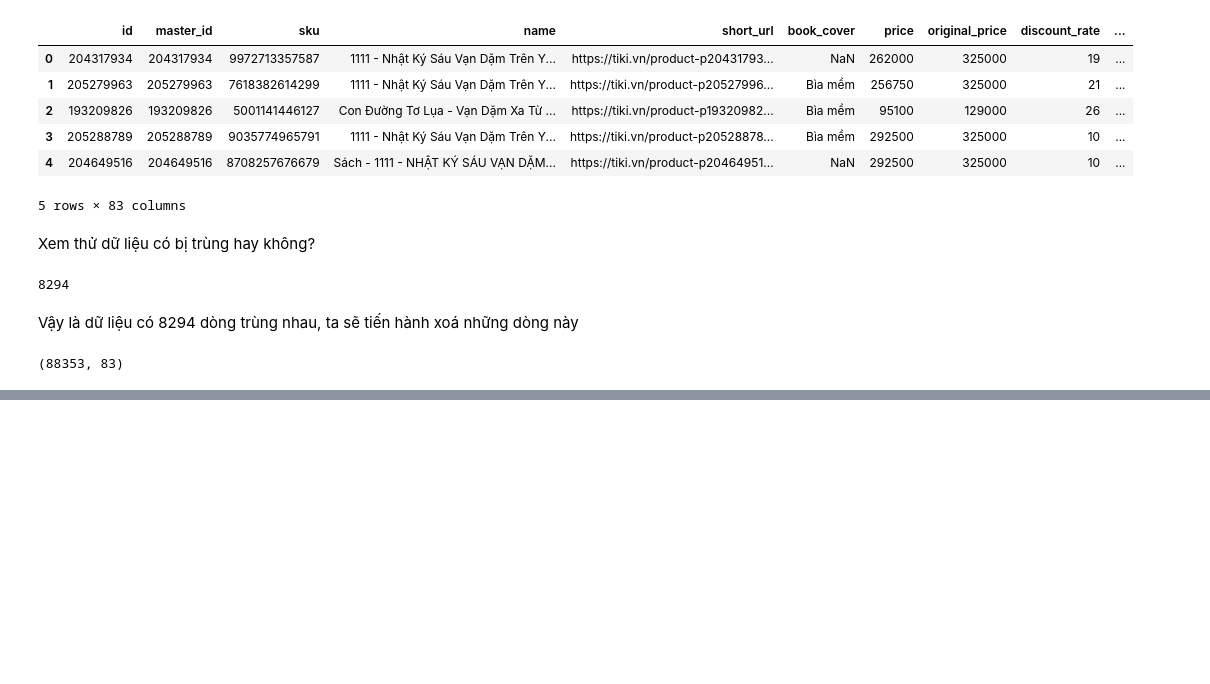
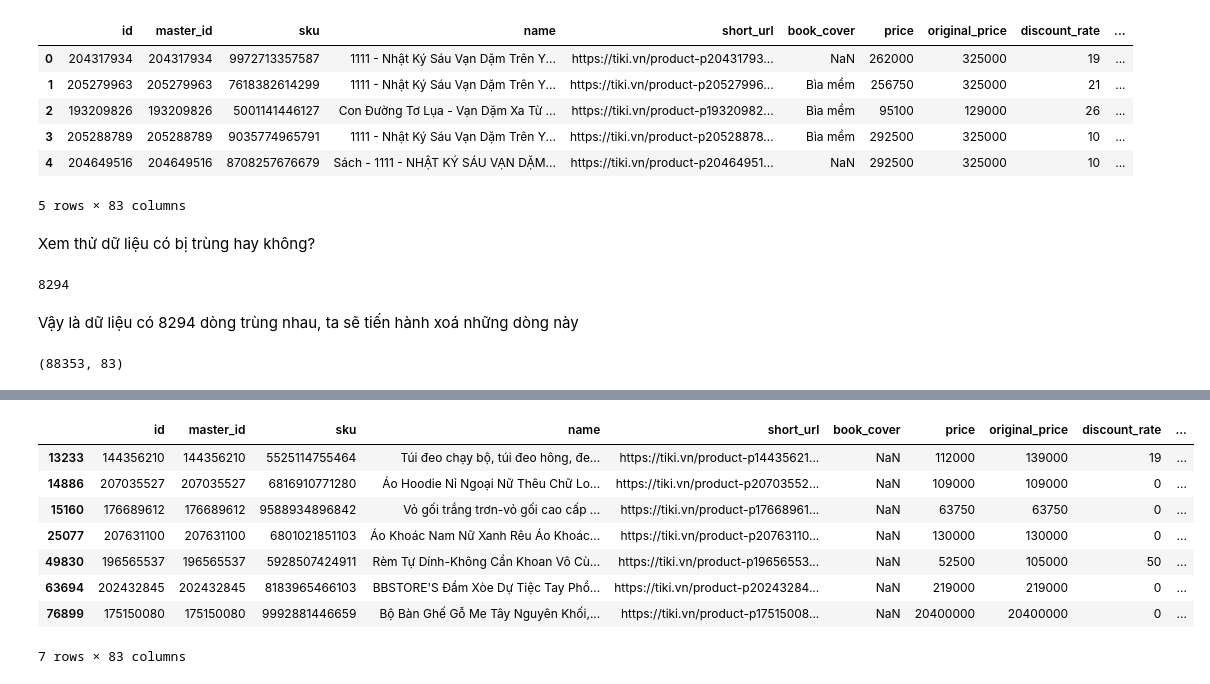
Before and after one commit to Miruku2201/NMKHDL_Final_Project, a Jupyter notebook: preprocessing.ipynb, the cells around one changed output, grey strips where cells are left out. Saved outputs shown, nothing was run; the diff lists cells and outputs as text; code cells hidden in the pictures; blank space fills up the shorter version.

```diff
--- a/preprocessing.ipynb
+++ b/preprocessing.ipynb
@@ -62,7 +64,7 @@ df.duplicated().sum()
 # %% [markdown]
 Vậy là dữ liệu có 8294 dòng trùng nhau, ta sẽ tiến hành xoá những dòng này
 # %%
-df = df.drop_duplicates()
+df = df.drop_duplicates(ignore_index=True)
 df.shape
 # %% [output]
 (88353, 83)
@@ -68,0 +93,12 @@ df.shape
+# %%
+df[~df['material'].isna()]
+# %% [output]
+|  | id | master_id | sku | name | short_url | book_cover | price | original_price | discount_rate | ... |
+| 13233 | 144356210 | 144356210 | 5525114755464 | Túi đeo chạy bộ, túi đeo hông, đe... | https://tiki.vn/product-p14435621... | NaN | 112000 | 139000 | 19 | ... |
+| 14886 | 207035527 | 207035527 | 6816910771280 | Áo Hoodie Nỉ Ngoại Nữ Thêu Chữ Lo... | https://tiki.vn/product-p20703552... | NaN | 109000 | 109000 | 0 | ... |
+| 15160 | 176689612 | 176689612 | 9588934896842 | Vỏ gối trắng trơn-vỏ gối cao cấp ... | https://tiki.vn/product-p17668961... | NaN | 63750 | 63750 | 0 | ... |
+| 25077 | 207631100 | 207631100 | 6801021851103 | Áo Khoác Nam Nữ Xanh Rêu Áo Khoác... | https://tiki.vn/product-p20763110... | NaN | 130000 | 130000 | 0 | ... |
+| 49830 | 196565537 | 196565537 | 5928507424911 | Rèm Tự Dính-Không Cần Khoan Vô Cù... | https://tiki.vn/product-p19656553... | NaN | 52500 | 105000 | 50 | ... |
+| 63694 | 202432845 | 202432845 | 8183965466103 | BBSTORE'S Đầm Xòe Dự Tiệc Tay Phồ... | https://tiki.vn/product-p20243284... | NaN | 219000 | 219000 | 0 | ... |
+| 76899 | 175150080 | 175150080 | 9992881446659 | Bộ Bàn Ghế Gỗ Me Tây Nguyên Khối,... | https://tiki.vn/product-p17515008... | NaN | 20400000 | 20400000 | 0 | ... |
+7 rows × 83 columns
```
Also changed, not shown: parts of 4 cells of this notebook, 1 other file.
